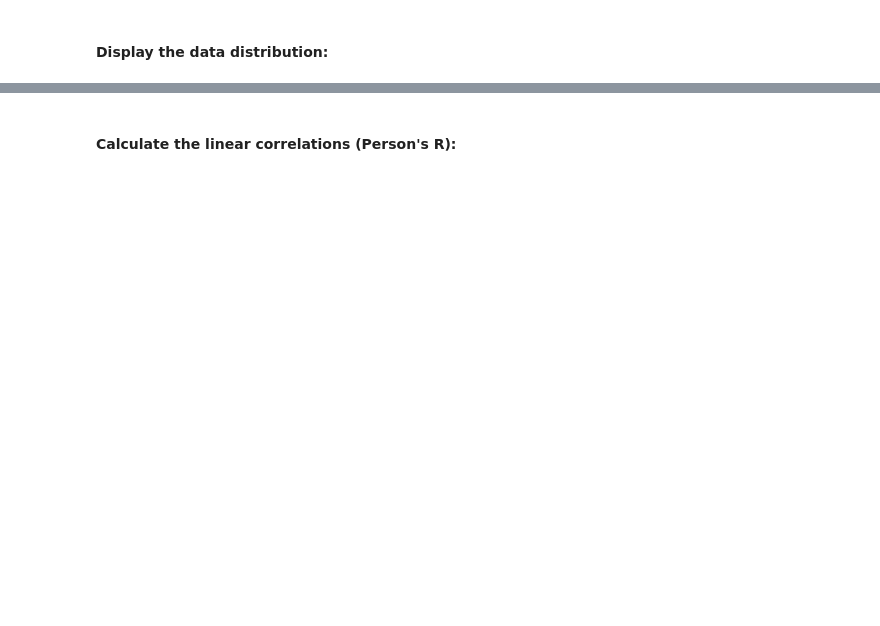
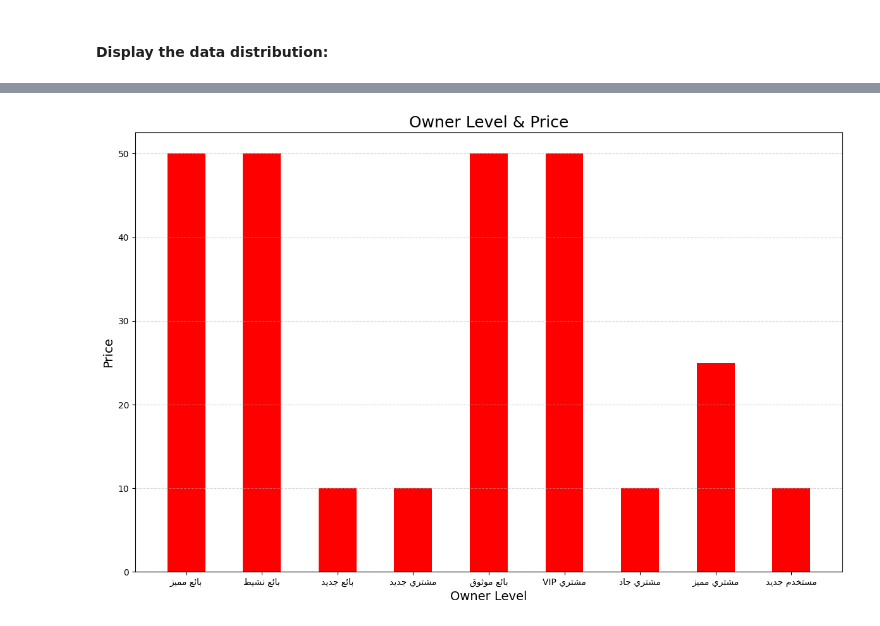
Before and after one commit to IsmaelMousa/khamsat-predictor, a Jupyter notebook: notebooks/eda.ipynb, the cells around one changed output, grey strips where cells are left out. Drawn from its saved outputs; the diff is of its cells as text; code cells hidden in the pictures; blank space fills up the shorter version.

```diff
--- a/notebooks/eda.ipynb
+++ b/notebooks/eda.ipynb
@@ -285,22 +538,26 @@ print(owner_level_counts)
 # %%
-# TODO: sort it
+dataset_copy = dataset.copy()
 
-reshaped_labels = [arabic_reshaper.reshape(label) for label in dataset["Owner Level"]]
+dataset_copy["Price"] = dataset_copy["Price"].replace("[\$,]", "", regex=True).astype(float)
+
+sorted_dataset = dataset_copy.sort_values(by="Price")
+
+reshaped_labels = [arabic_reshaper.reshape(label) for label in sorted_dataset["Owner Level"]]
 display_labels = [get_display(label) for label in reshaped_labels]
 
 plt.figure(figsize=(12, 8))
-plt.bar(display_labels, dataset["Price"], color="red", width=0.5)
+plt.bar(display_labels, sorted_dataset["Price"], color="red", width=0.5)
 plt.title("Owner Level & Price", fontsize=18)
 plt.xlabel("Owner Level", fontsize=14)
 plt.ylabel("Price", fontsize=14)
 plt.xticks(fontsize=10)
 plt.yticks(fontsize=10)
 plt.grid(axis="y", alpha=0.5, linestyle="--")
 plt.tight_layout()
 
 plt.show()
+# %% [output]
+[figure, added]
 # %%
 # TODO: plot the relation of all features corresponding to the target
-# %% [markdown]
-#### Calculate the linear correlations (Person's R):
 # %%
```
Also changed, not shown: parts of 46 cells of this notebook.
